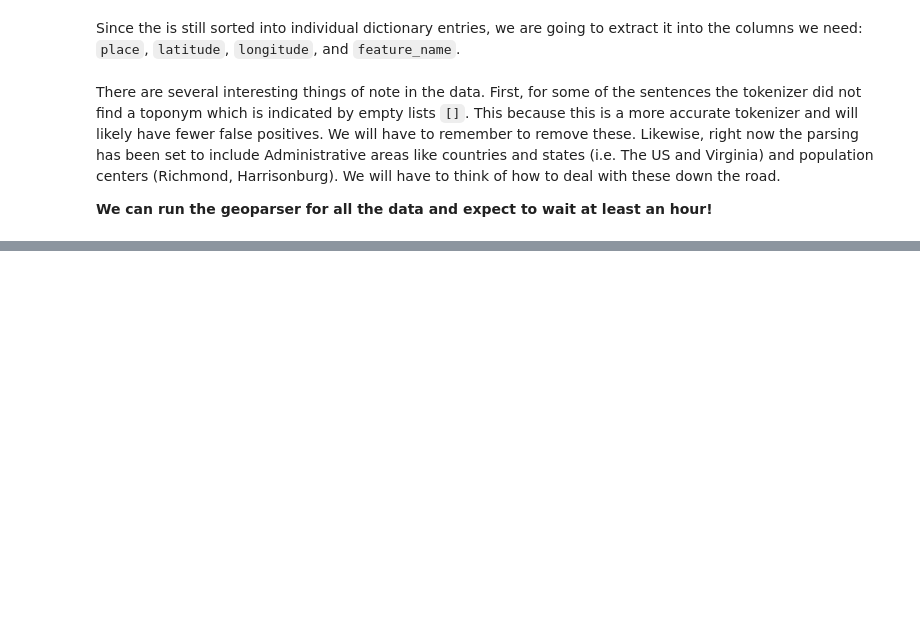
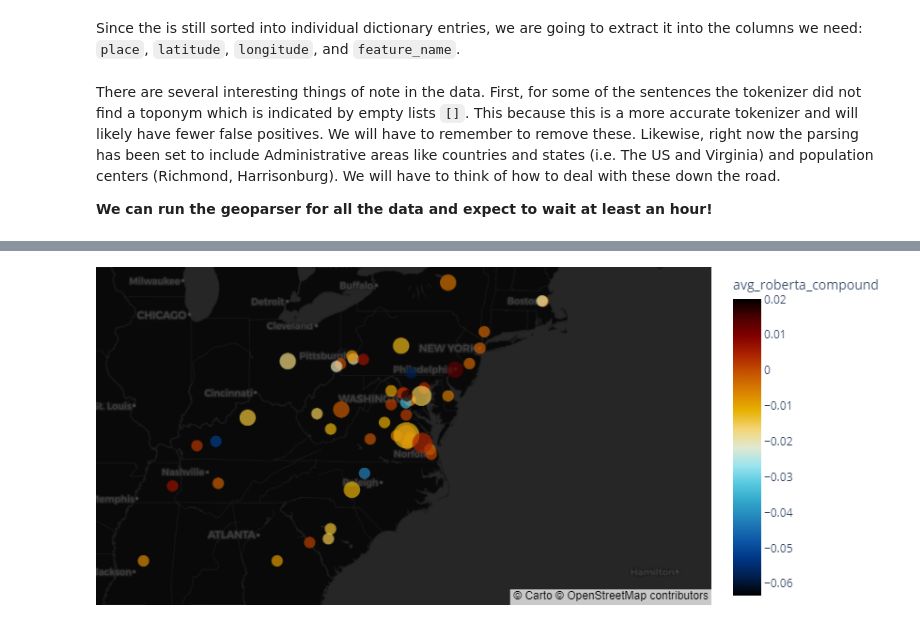
Before and after one commit to joostburgers/python_lessons, a Jupyter notebook: lesson_5/lesson_5_geoparsing_mapping.ipynb, the cells around one changed output, grey strips where cells are left out. Saved outputs shown, nothing was run; the diff lists cells and outputs as text; code cells hidden in the pictures; blank space fills up the shorter version.

```diff
--- a/lesson_5/lesson_5_geoparsing_mapping.ipynb
+++ b/lesson_5/lesson_5_geoparsing_mapping.ipynb
@@ -299,36 +440,25 @@ fig.show()
 # %%
-import plotly.express as px
-import numpy as np
-
-# Define a function to scale location_count to a specific range with a minimum size
-def scale_bubble_size(counts, min_size=5, max_size=50):
-    # Scale the location_count to be within min_size and max_size
-    scaled_size = np.interp(counts, (counts.min(), counts.max()), (min_size, max_size))
-    return scaled_size
-
-# Scale the location_count column to enforce a minimum size of 5
-df_geolocations_sentiments['scaled_size'] = scale_bubble_size(df_geolocations_sentiments['location_count'], min_size=5, max_size=15)
-
 # Create the map using plotly.express
 fig = px.scatter_mapbox(
-    df_geolocations_sentiments,     # DataFrame with latitude, longitude, etc.
-    lat="latitude",                # Latitude column
-    lon="longitude",               # Longitude column
-    size="scaled_size",            # Use the scaled bubble size
-    color="sentiment_score",       # Color based on sentiment score
+    df_geolocations_sentiments_small,  #put your dataframe here
+    lat="latitude",               # Latitude column
+    lon="longitude",              # Longitude column
+    size="location_count_bucket",        # Bubble size based on location count
+    color="avg_roberta_compound",      # Color based on sentiment score
     color_continuous_scale=px.colors.cyclical.IceFire,  # Use IceFire scale (blue to red)
-    zoom=8,                        # Adjust zoom level for closer view
-    hover_name="place",            # Display place name on hover
-    hover_data={"location_count": True, "sentiment_score": True}  # Show count and sentiment score
+    size_max=20,                  # Maximum size of the bubbles
+    center={"lat": 37.5246322, "lon": -77.5758331},
+    zoom=4                        # Adjust zoom level for better visibility
 )
 
-# Update the layout to use the 'carto-positron' map style and center on Richmond, VA
+# Update the layout to use the default map style (which doesn't need a token)
 fig.update_layout(
-    mapbox_style="carto-positron",  # Black and white light theme
-    mapbox_center={"lat": 37.5407, "lon": -77.4360},  # Center map on Richmond, Virginia
-    margin={"r":0,"t":0,"l":0,"b":0},  # Remove margins for a cleaner view
-    mapbox_zoom=8  # Initial zoom level (adjust to your preference)
+    mapbox_style="carto-darkmatter",  # No token needed for this style
+    margin={"r":0,"t":0,"l":0,"b":0}  # Remove margins for a cleaner view
 )
 
-# Display the map
+
+
 fig.show()
+# %% [output]
+[figure, added]
```
Also changed, not shown: parts of 54 cells of this notebook, 3 other files.
